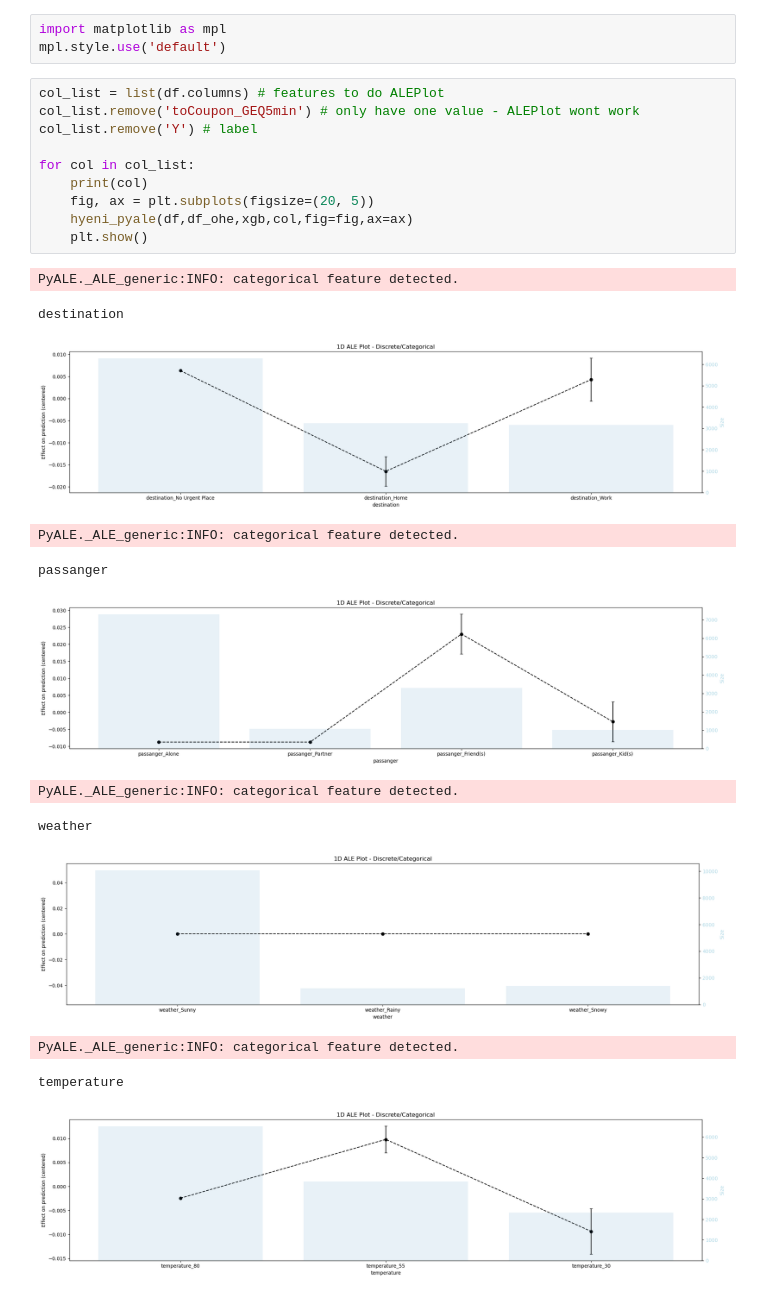
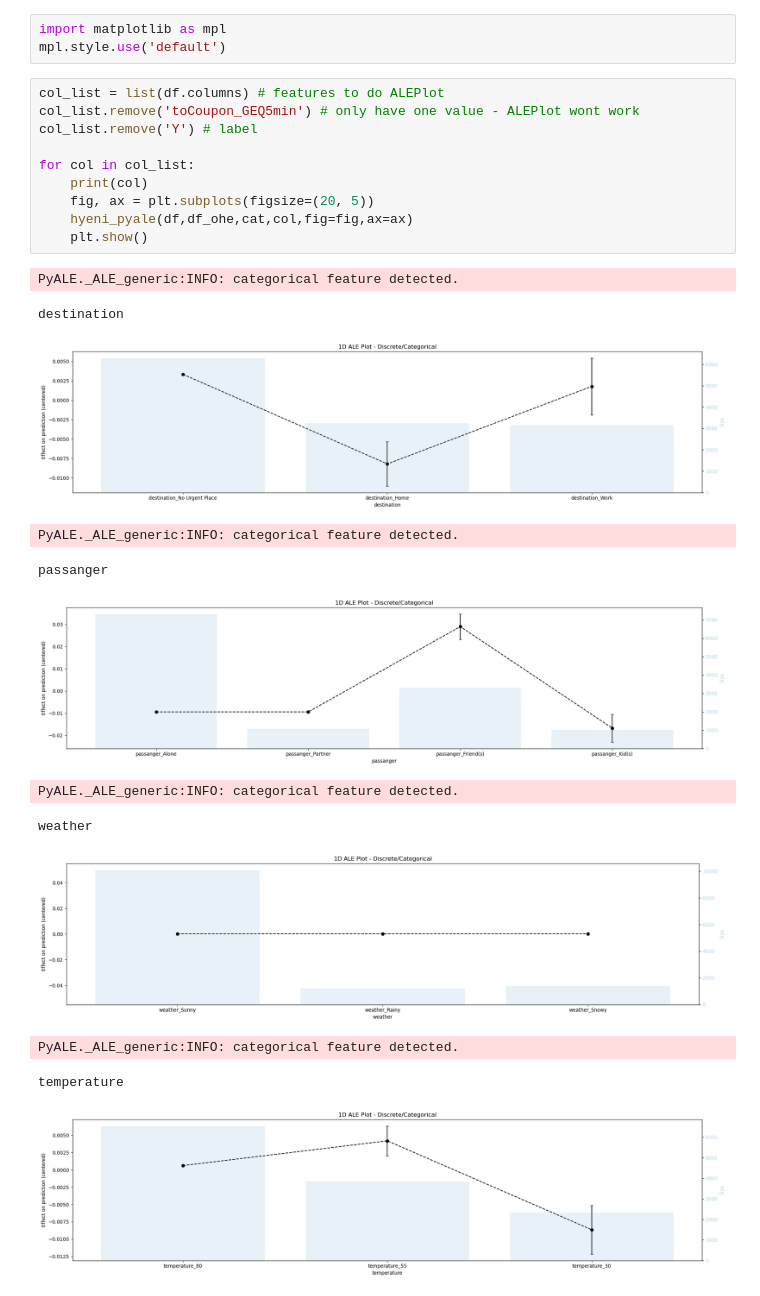
Before and after one commit to hyeniii/MSiA420-in_vehicle_coupon_recommendation, a Jupyter notebook: pyale.ipynb, the cells around one changed output. Saved outputs shown, nothing was run; the diff lists cells and outputs as text.

```diff
--- a/pyale.ipynb
+++ b/pyale.ipynb
@@ -103,24 +121,24 @@ mpl.style.use('default')
 # %%
 col_list = list(df.columns) # features to do ALEPlot
 col_list.remove('toCoupon_GEQ5min') # only have one value - ALEPlot wont work
 col_list.remove('Y') # label
 
 for col in col_list:
     print(col)
     fig, ax = plt.subplots(figsize=(20, 5))
-    hyeni_pyale(df,df_ohe,xgb,col,fig=fig,ax=ax)
+    hyeni_pyale(df,df_ohe,cat,col,fig=fig,ax=ax)
     plt.show()
 # %% [output]
 PyALE._ALE_generic:INFO: categorical feature detected.
 destination
-[figure, old version]
+[figure, new version]
 PyALE._ALE_generic:INFO: categorical feature detected.
 passanger
-[figure, old version]
+[figure, new version]
 PyALE._ALE_generic:INFO: categorical feature detected.
 weather
 [figure]
 PyALE._ALE_generic:INFO: categorical feature detected.
 temperature
-[figure, old version]
+[figure, new version]
 ... (60 outputs left out)
```
Also changed, not shown: parts of 4 cells of this notebook, 2 other files.
